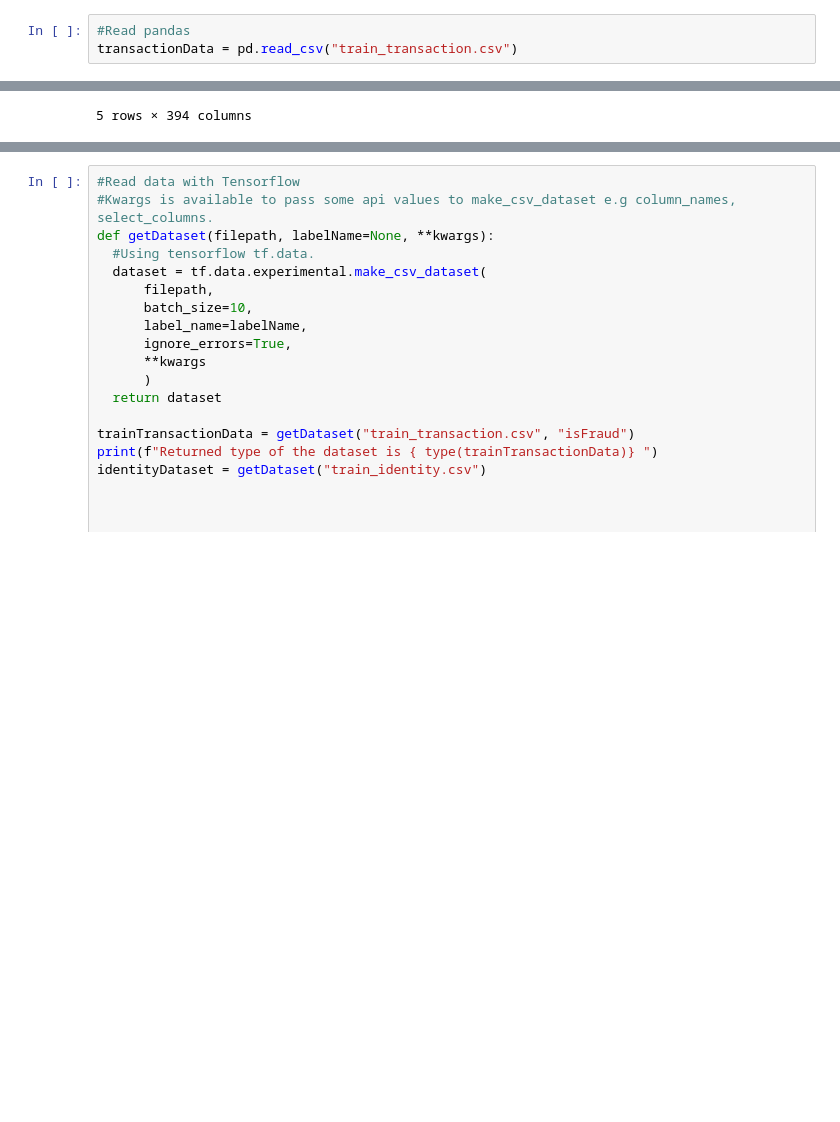
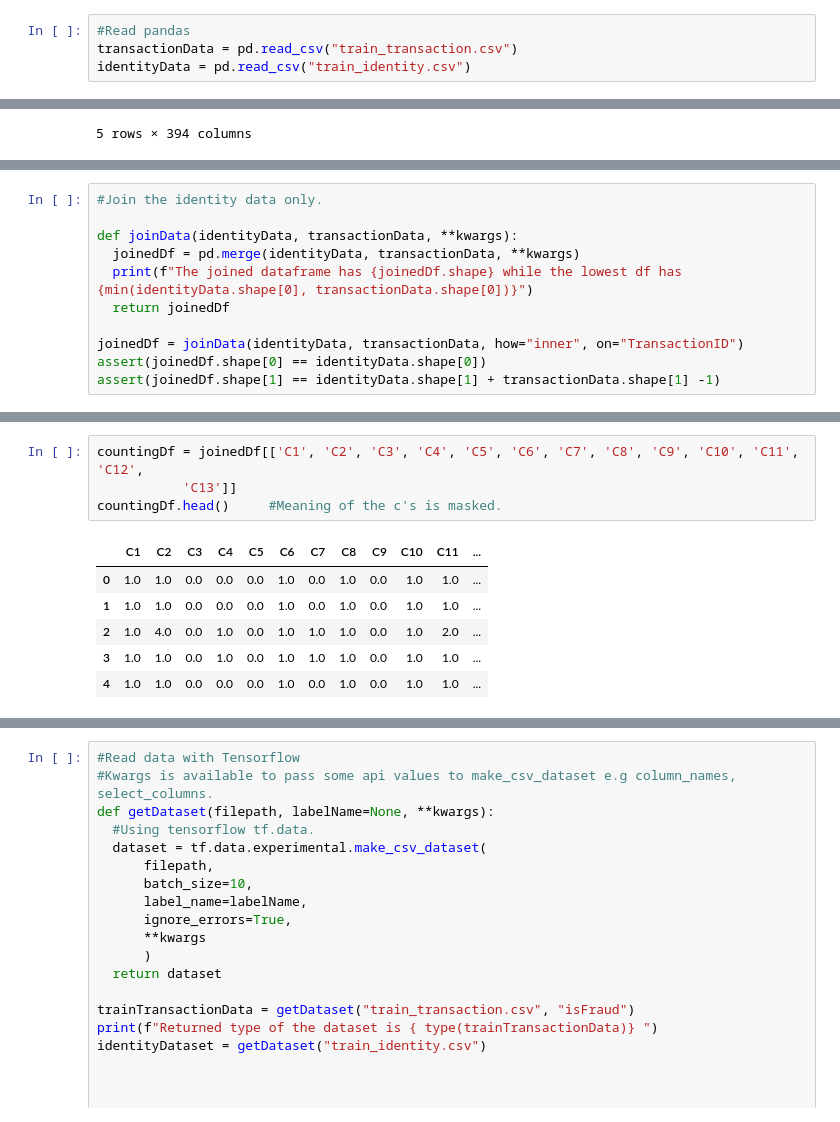
Before and after one commit to adekunleba/tensorflow_tutorial, a Jupyter notebook: IEEE_CIS_Fraud_Detection_Kaggle_Dataset.ipynb, the cells around one changed output, grey strips where cells are left out. Drawn from its saved outputs; the diff is of its cells as text; blank space fills up the shorter version.

```diff
--- a/IEEE_CIS_Fraud_Detection_Kaggle_Dataset.ipynb
+++ b/IEEE_CIS_Fraud_Detection_Kaggle_Dataset.ipynb
@@ -147,6 +119,7 @@ import pandas as pd
 # %%
 #Read pandas
 transactionData = pd.read_csv("train_transaction.csv")
+identityData = pd.read_csv("train_identity.csv")
 # %%
 transactionData.head()
 # %% [output]
@@ -159,0 +142,11 @@ transactionData.head()
+# %%
+#Join the identity data only.
+
+def joinData(identityData, transactionData, **kwargs):
+  joinedDf = pd.merge(identityData, transactionData, **kwargs)
+  print(f"The joined dataframe has {joinedDf.shape} while the lowest df has {min(identityData.shape[0], transactionData.shape[0])}")
+  return joinedDf
+
+joinedDf = joinData(identityData, transactionData, how="inner", on="TransactionID")
+assert(joinedDf.shape[0] == identityData.shape[0])
+assert(joinedDf.shape[1] == identityData.shape[1] + transactionData.shape[1] -1)
@@ -159,0 +217,11 @@ transactionData.head()
+# %%
+countingDf = joinedDf[['C1', 'C2', 'C3', 'C4', 'C5', 'C6', 'C7', 'C8', 'C9', 'C10', 'C11', 'C12',
+           'C13']]
+countingDf.head()     #Meaning of the c's is masked.
+# %% [output]
+|  | C1 | C2 | C3 | C4 | C5 | C6 | C7 | C8 | C9 | C10 | C11 | ... |
+| 0 | 1.0 | 1.0 | 0.0 | 0.0 | 0.0 | 1.0 | 0.0 | 1.0 | 0.0 | 1.0 | 1.0 | ... |
+| 1 | 1.0 | 1.0 | 0.0 | 0.0 | 0.0 | 1.0 | 0.0 | 1.0 | 0.0 | 1.0 | 1.0 | ... |
+| 2 | 1.0 | 4.0 | 0.0 | 1.0 | 0.0 | 1.0 | 1.0 | 1.0 | 0.0 | 1.0 | 2.0 | ... |
+| 3 | 1.0 | 1.0 | 0.0 | 1.0 | 0.0 | 1.0 | 1.0 | 1.0 | 0.0 | 1.0 | 1.0 | ... |
+| 4 | 1.0 | 1.0 | 0.0 | 0.0 | 0.0 | 1.0 | 0.0 | 1.0 | 0.0 | 1.0 | 1.0 | ... |
```
Also changed, not shown: parts of 18 cells of this notebook.
